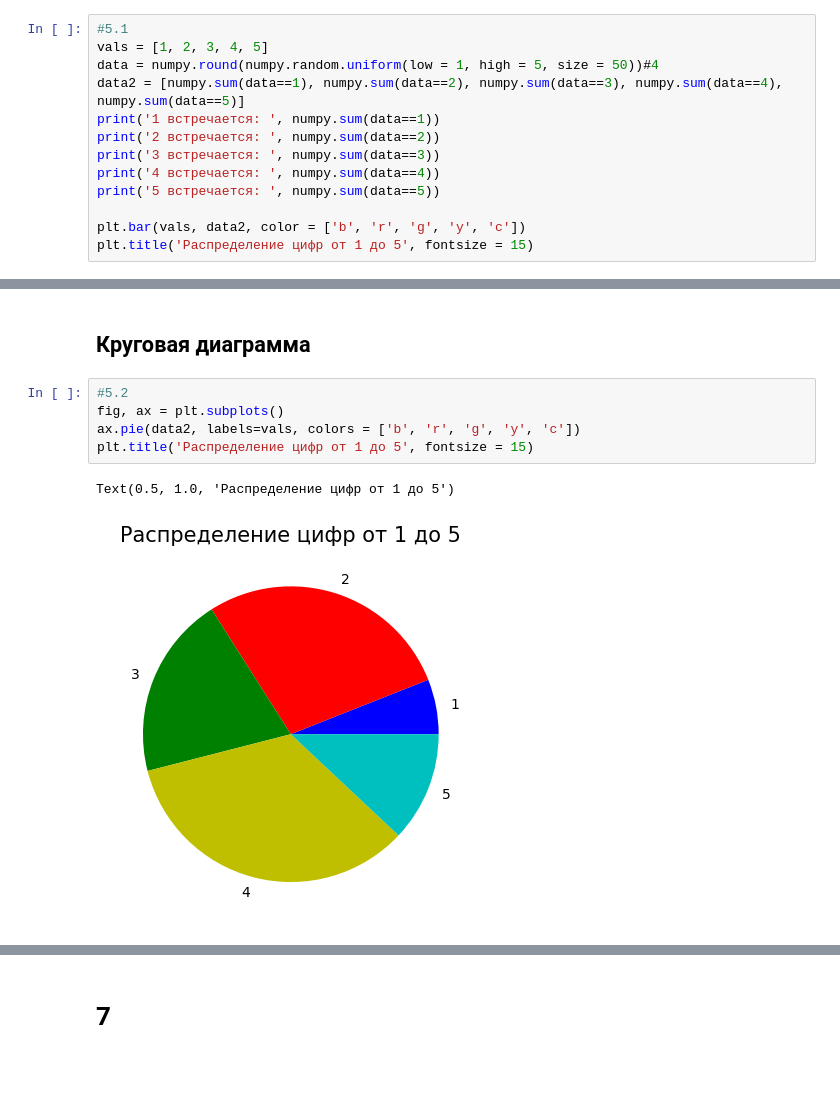
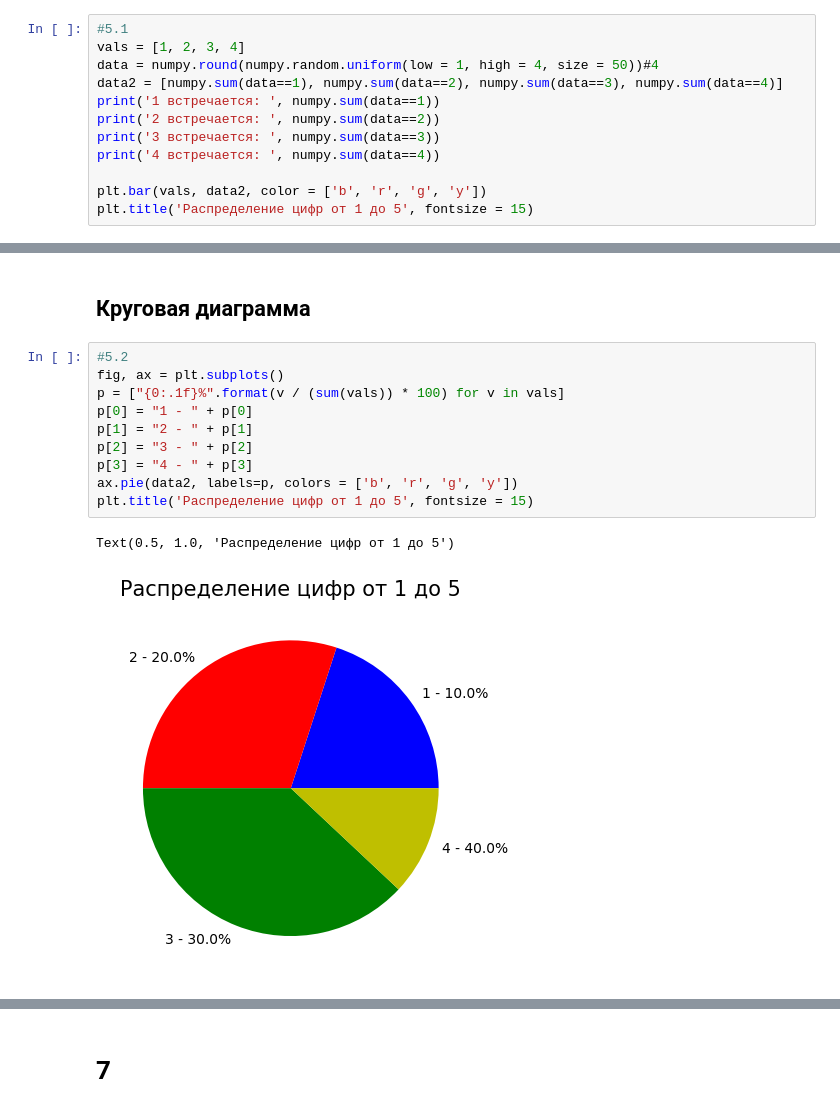
Before and after one commit to MaksimSmolenkov/3, a Jupyter notebook: практикум4.ipynb, the cells around one changed output, grey strips where cells are left out. Saved outputs shown, nothing was run; the diff lists cells and outputs as text; blank space fills up the shorter version.

```diff
--- a/практикум4.ipynb
+++ b/практикум4.ipynb
@@ -107,15 +108,14 @@ plt.show()
 ## Столбцевая диаграмма
 # %%
 #5.1
-vals = [1, 2, 3, 4, 5]
-data = numpy.round(numpy.random.uniform(low = 1, high = 5, size = 50))#4
-data2 = [numpy.sum(data==1), numpy.sum(data==2), numpy.sum(data==3), numpy.sum(data==4), numpy.sum(data==5)]
+vals = [1, 2, 3, 4]
+data = numpy.round(numpy.random.uniform(low = 1, high = 4, size = 50))#4
+data2 = [numpy.sum(data==1), numpy.sum(data==2), numpy.sum(data==3), numpy.sum(data==4)]
 print('1 встречается: ', numpy.sum(data==1))
 print('2 встречается: ', numpy.sum(data==2))
 print('3 встречается: ', numpy.sum(data==3))
 print('4 встречается: ', numpy.sum(data==4))
-print('5 встречается: ', numpy.sum(data==5))
 
-plt.bar(vals, data2, color = ['b', 'r', 'g', 'y', 'c'])
+plt.bar(vals, data2, color = ['b', 'r', 'g', 'y'])
 plt.title('Распределение цифр от 1 до 5', fontsize = 15)
 # %% [output]
@@ -131,10 +130,15 @@ Text(0.5, 1.0, 'Распределение цифр от 1 до 5')
 # %%
 #5.2
 fig, ax = plt.subplots()
-ax.pie(data2, labels=vals, colors = ['b', 'r', 'g', 'y', 'c'])
+p = ["{0:.1f}%".format(v / (sum(vals)) * 100) for v in vals]
+p[0] = "1 - " + p[0]
+p[1] = "2 - " + p[1]
+p[2] = "3 - " + p[2]
+p[3] = "4 - " + p[3]
+ax.pie(data2, labels=p, colors = ['b', 'r', 'g', 'y'])
 plt.title('Распределение цифр от 1 до 5', fontsize = 15)
 # %% [output]
 Text(0.5, 1.0, 'Распределение цифр от 1 до 5')
-[figure, old version]
+[figure, new version]
 # %%
 #6
```
Also changed, not shown: parts of 6 cells of this notebook.
